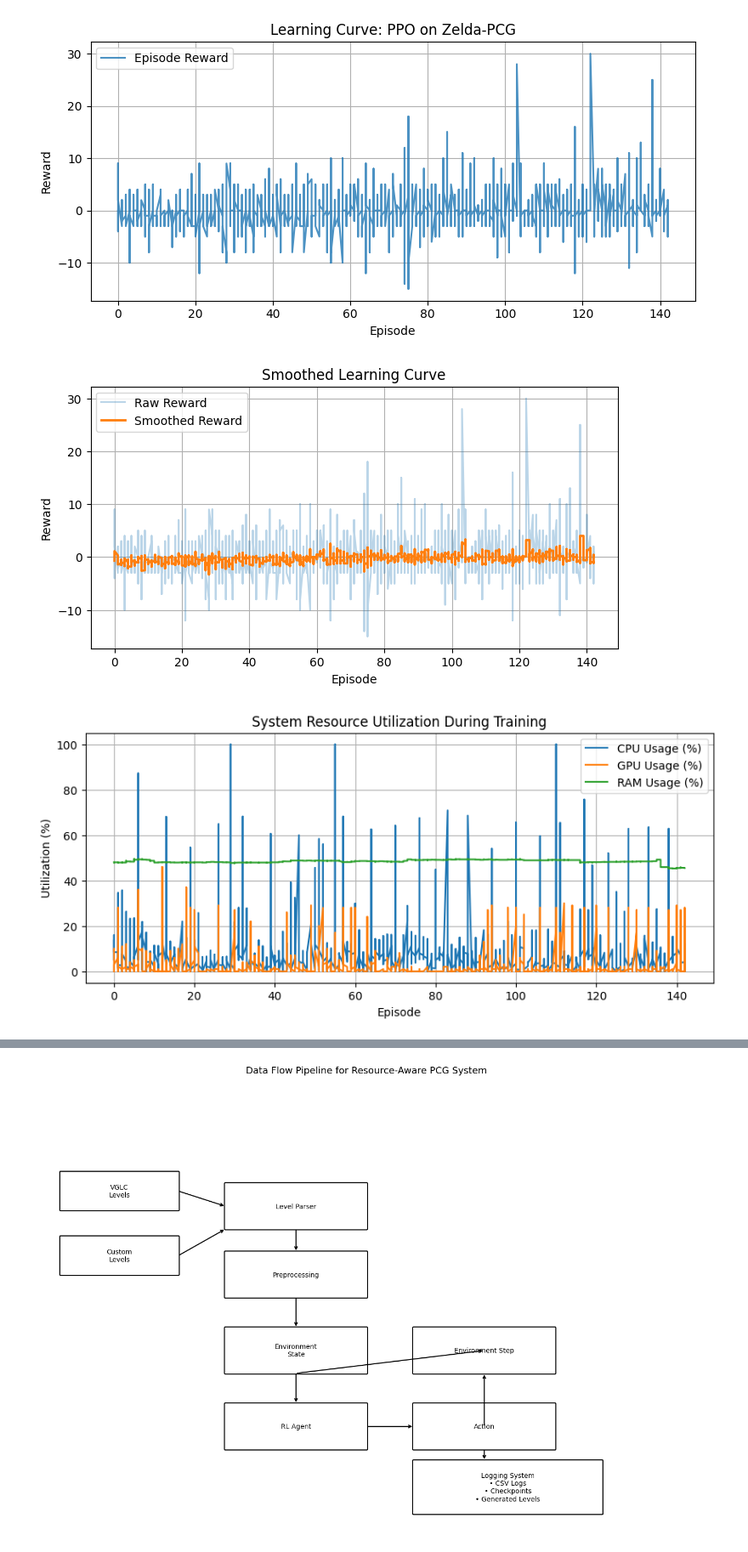
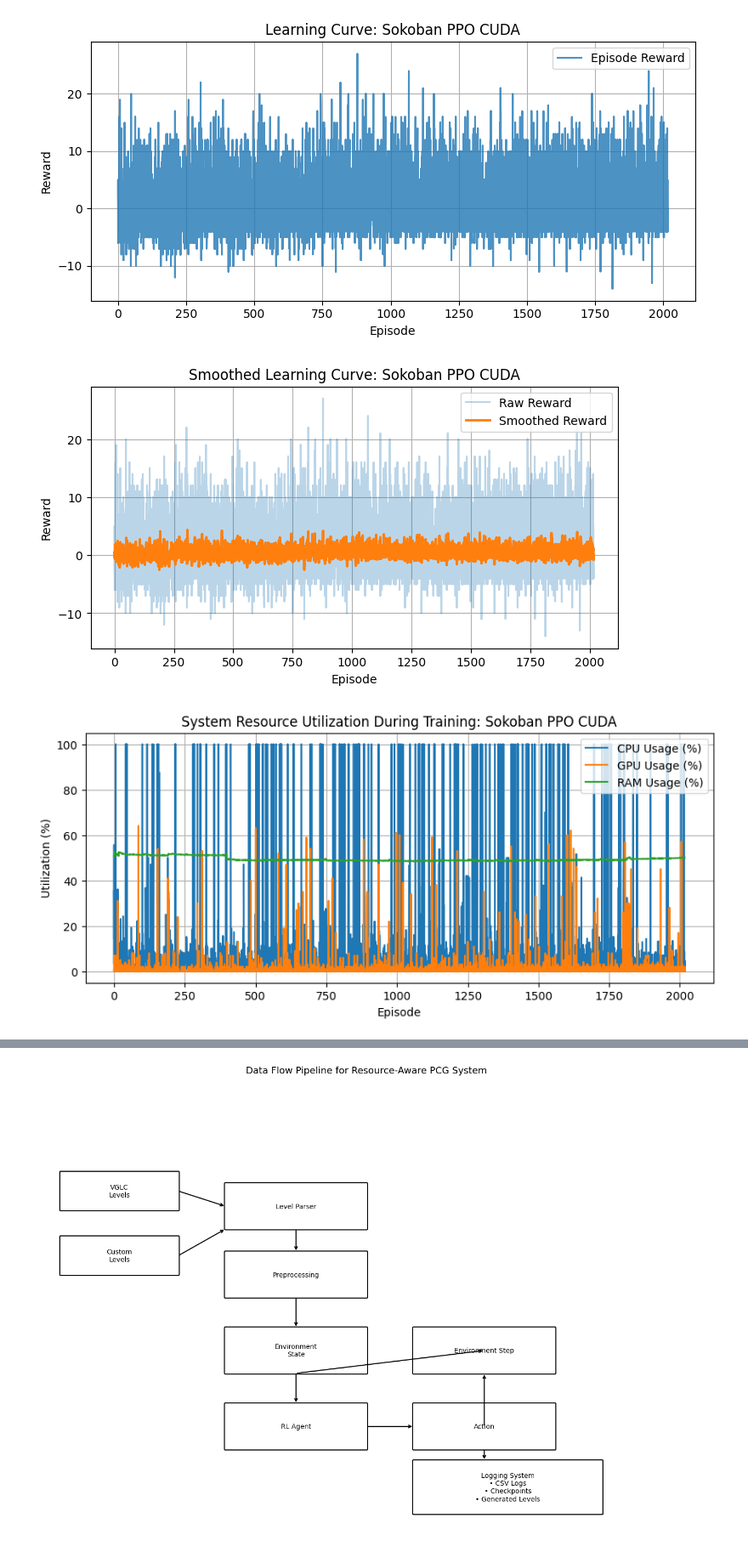
Before and after one commit to Red1-Rahman/RAPCG-MetaRL, a Jupyter notebook: graph.ipynb, the cells around one changed output, grey strips where cells are left out. Shown at 85% size. Saved outputs shown, nothing was run; the diff lists cells and outputs as text; code cells hidden in the pictures.

```diff
--- a/graph.ipynb
+++ b/graph.ipynb
@@ -14,20 +14,20 @@ Index(['episode', 'step', 'reward', 'timestamp', 'cpu_percent', 'ram_percent',
 import pandas as pd
 import matplotlib.pyplot as plt
 
-df = pd.read_csv("logs/zelda_PPO_20251228_234742.csv")
+df = pd.read_csv("logs\sokoban_PPO_CUDA_20260220_140931.csv")
 
 plt.figure(figsize=(8,4))
 plt.plot(df["episode"], df["reward"], label="Episode Reward", alpha=0.8)
 
 plt.xlabel("Episode")
 plt.ylabel("Reward")
-plt.title("Learning Curve: PPO on Zelda-PCG")
+plt.title("Learning Curve: Sokoban PPO CUDA")
 plt.grid(True)
 plt.legend()
 plt.tight_layout()
 plt.show()
 # %% [output]
-[figure, old version]
+[figure, new version]
 # %%
 df["reward_smooth"] = df["reward"].rolling(window=10).mean()
 
@@ -37,26 +37,26 @@ plt.plot(df["episode"], df["reward_smooth"], linewidth=2, label="Smoothed Reward
 
 plt.xlabel("Episode")
 plt.ylabel("Reward")
-plt.title("Smoothed Learning Curve")
+plt.title("Smoothed Learning Curve: Sokoban PPO CUDA")
 plt.legend()
 plt.grid(True)
 plt.show()
 # %% [output]
-[figure, old version]
+[figure, new version]
 # %%
 plt.figure(figsize=(10,4))
 plt.plot(df["episode"], df["cpu_percent"], label="CPU Usage (%)")
 plt.plot(df["episode"], df["gpu_util_percent"], label="GPU Usage (%)")
 plt.plot(df["episode"], df["ram_percent"], label="RAM Usage (%)")
 
 plt.xlabel("Episode")
 plt.ylabel("Utilization (%)")
-plt.title("System Resource Utilization During Training")
+plt.title("System Resource Utilization During Training: Sokoban PPO CUDA")
 plt.legend()
 plt.grid(True)
 plt.show()
 # %% [output]
-[figure, old version]
+[figure, new version]
 # %%
 plt.figure(figsize=(8,4))
 plt.plot(df["episode"], df["penalty_total_penalty"], label="Total Penalty")
```
Also changed, not shown: parts of 3 cells of this notebook.
